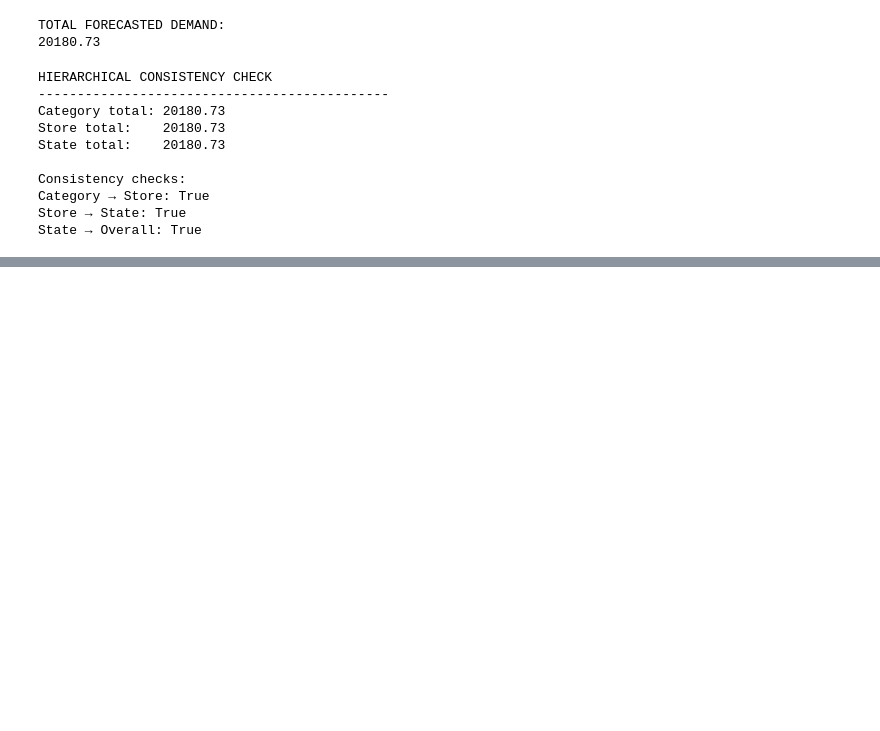
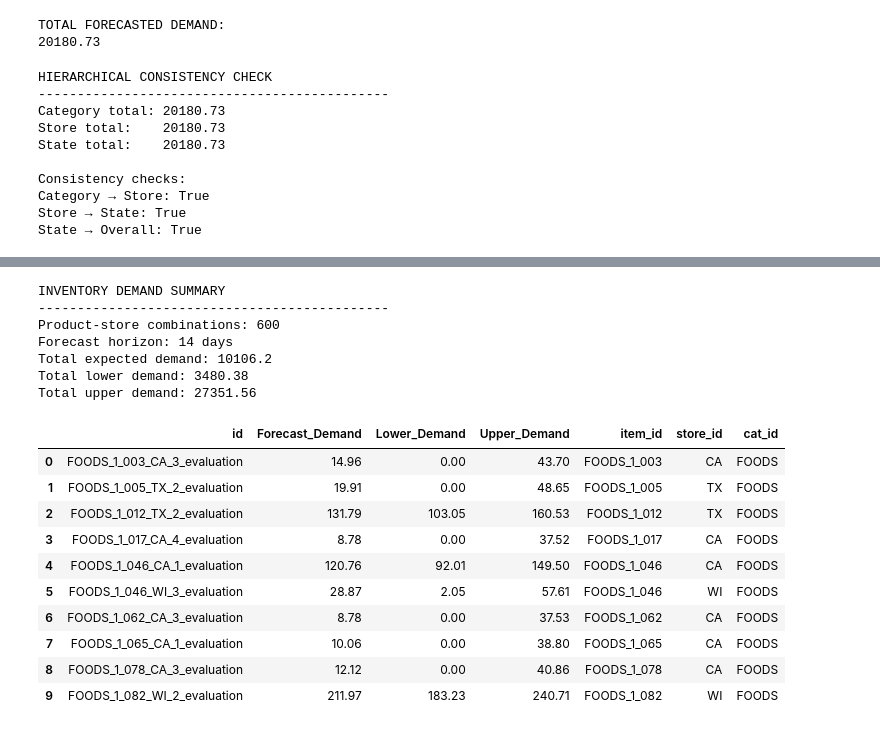
Before and after one commit to saudjabarali/Nexvia-Technologies-Data-Science-Internship, a Jupyter notebook: DS-02_Demand_Forecasting_and_Inventory_Optimization/main2.ipynb, the cells around one changed output, grey strips where cells are left out. Saved outputs shown, nothing was run; the diff lists cells and outputs as text; code cells hidden in the pictures; blank space fills up the shorter version.

```diff
--- a/DS-02_Demand_Forecasting_and_Inventory_Optimization/main2.ipynb
+++ b/DS-02_Demand_Forecasting_and_Inventory_Optimization/main2.ipynb
@@ -3008,0 +3182,57 @@ State → Overall: True
+# %%
+# Aggregate 14-day forecasts by product-store series
+inventory_demand = (
+    evaluation_data
+    .groupby("id")
+    .agg(
+        Forecast_Demand=("forecast", "sum"),
+        Lower_Demand=("lower_bound", "sum"),
+        Upper_Demand=("upper_bound", "sum")
+    )
+    .reset_index()
+)
+
+# Extract product and store hierarchy
+inventory_demand["item_id"] = (
+    inventory_demand["id"].str.split("_").str[:3].str.join("_")
+)
+
+inventory_demand["store_id"] = (
+    inventory_demand["id"].str.split("_").str[3]
+)
+
+inventory_demand["cat_id"] = (
+    inventory_demand["id"].str.split("_").str[0]
+)
+
+print("INVENTORY DEMAND SUMMARY")
+print("-" * 45)
+print("Product-store combinations:", len(inventory_demand))
+print("Forecast horizon: 14 days")
+print("Total expected demand:",
+      round(inventory_demand["Forecast_Demand"].sum(), 2))
+print("Total lower demand:",
+      round(inventory_demand["Lower_Demand"].sum(), 2))
+print("Total upper demand:",
+      round(inventory_demand["Upper_Demand"].sum(), 2))
+
+display(inventory_demand.head(10).round(2))
+# %% [output]
+INVENTORY DEMAND SUMMARY
+---------------------------------------------
+Product-store combinations: 600
+Forecast horizon: 14 days
+Total expected demand: 10106.2
+Total lower demand: 3480.38
+Total upper demand: 27351.56
+|  | id | Forecast_Demand | Lower_Demand | Upper_Demand | item_id | store_id | cat_id |
+| 0 | FOODS_1_003_CA_3_evaluation | 14.96 | 0.00 | 43.70 | FOODS_1_003 | CA | FOODS |
+| 1 | FOODS_1_005_TX_2_evaluation | 19.91 | 0.00 | 48.65 | FOODS_1_005 | TX | FOODS |
+| 2 | FOODS_1_012_TX_2_evaluation | 131.79 | 103.05 | 160.53 | FOODS_1_012 | TX | FOODS |
+| 3 | FOODS_1_017_CA_4_evaluation | 8.78 | 0.00 | 37.52 | FOODS_1_017 | CA | FOODS |
+| 4 | FOODS_1_046_CA_1_evaluation | 120.76 | 92.01 | 149.50 | FOODS_1_046 | CA | FOODS |
+| 5 | FOODS_1_046_WI_3_evaluation | 28.87 | 2.05 | 57.61 | FOODS_1_046 | WI | FOODS |
+| 6 | FOODS_1_062_CA_3_evaluation | 8.78 | 0.00 | 37.53 | FOODS_1_062 | CA | FOODS |
+| 7 | FOODS_1_065_CA_1_evaluation | 10.06 | 0.00 | 38.80 | FOODS_1_065 | CA | FOODS |
+| 8 | FOODS_1_078_CA_3_evaluation | 12.12 | 0.00 | 40.86 | FOODS_1_078 | CA | FOODS |
+| 9 | FOODS_1_082_WI_2_evaluation | 211.97 | 183.23 | 240.71 | FOODS_1_082 | WI | FOODS |
```
Also changed, not shown: parts of 16 cells of this notebook.
